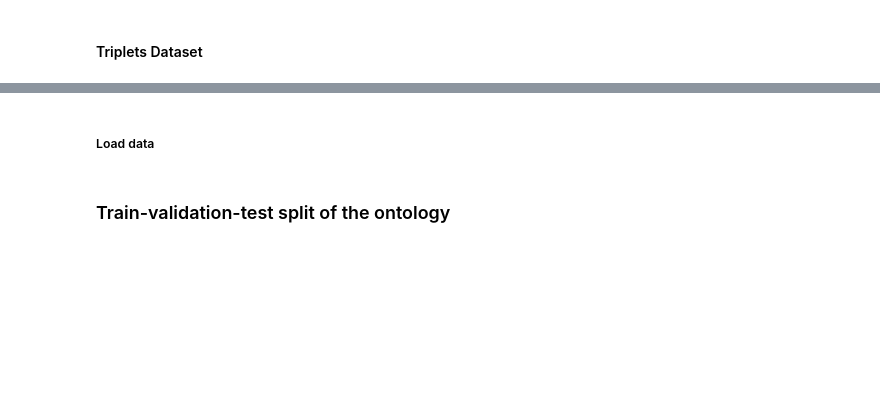
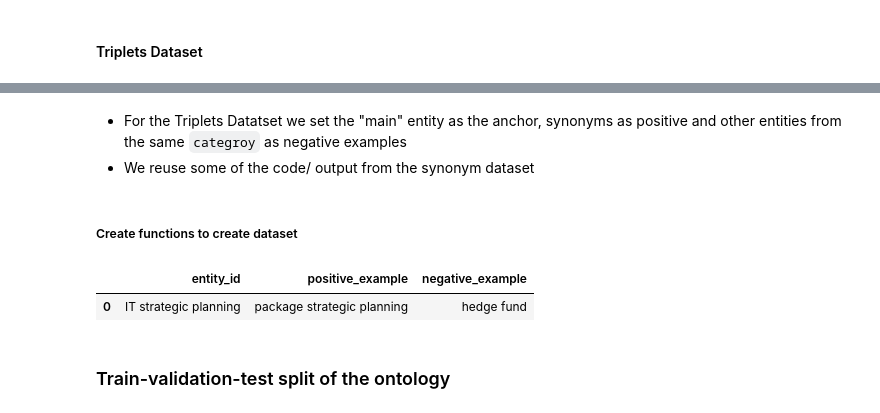
Before and after one commit to Heity94/TWSM_Lab, a Jupyter notebook: Project/Team1_ProjectReport_main.ipynb, the cells around one changed output, grey strips where cells are left out. Drawn from its saved outputs; the diff is of its cells as text; code cells hidden in the pictures; blank space fills up the shorter version.

Commit message:
Finished chpater for fine tuning dataset creation

```diff
--- a/Project/Team1_ProjectReport_main.ipynb
+++ b/Project/Team1_ProjectReport_main.ipynb
@@ -198,2 +195,5 @@ For further details please see notebook: `NOTEBOOK NAME HERE`
-# %% [markdown]
-##### Load data
+# %% [markdown]
+- For the Triplets Datatset we set the "main" entity as the anchor, synonyms as positive and other entities from the same `categroy` as negative examples
+- We reuse some of the code/ output from the synonym dataset
+# %% [markdown]
+##### Create functions to create dataset
@@ -200,3 +224,10 @@ For further details please see notebook: `NOTEBOOK NAME HERE`
+# %%
+# Load dataset to show result
+NER_ontology_train_triplets = pd.read_csv(data_path_group+"NER/Triplets_Dataset/NER_ontology_val_triplets.csv", index_col=0)
+NER_ontology_train_triplets.head(1)
+# %% [output]
+|  | entity_id | positive_example | negative_example |
+| 0 | IT strategic planning | package strategic planning | hedge fund |
 # %% [markdown]
 ### Train-validation-test split of the ontology
 # %% [markdown]
```
Also changed, not shown: parts of 8 cells of this notebook.
